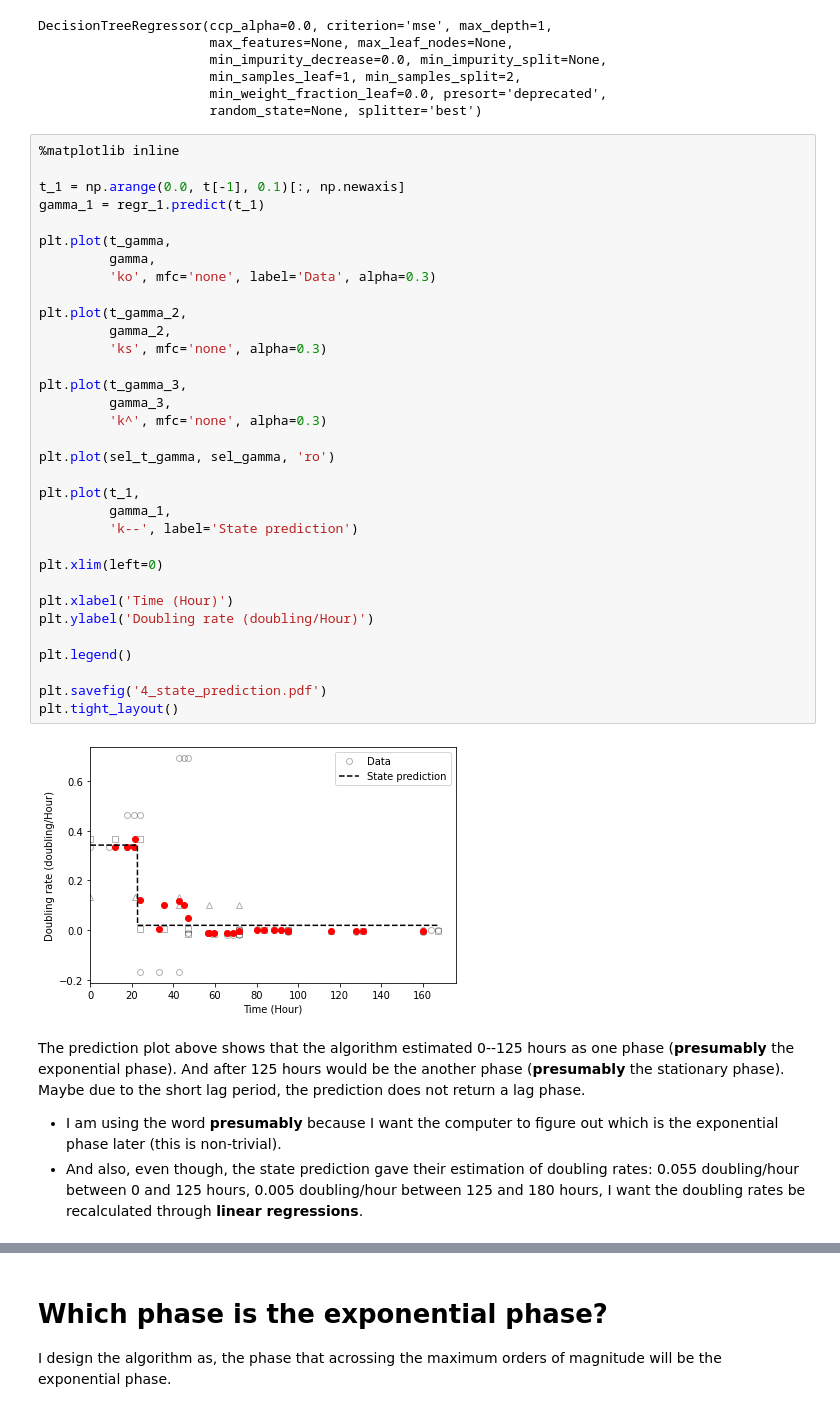
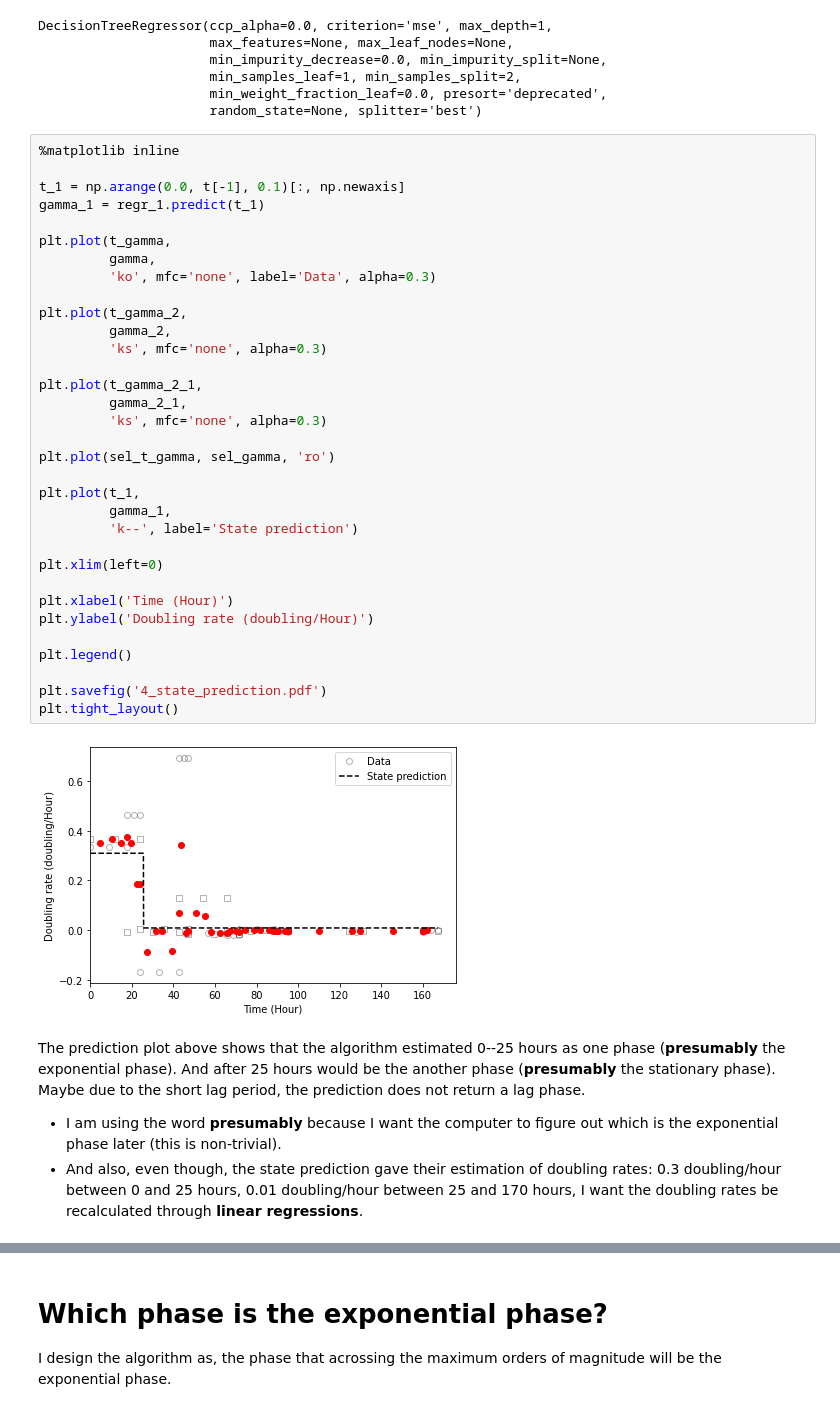
Before and after one commit to thrash-lab/sparse-growth-curve, a Jupyter notebook: 1_one_growth_curve_analysis.ipynb, the cells around one changed output, grey strips where cells are left out. Saved outputs shown, nothing was run; the diff lists cells and outputs as text.

```diff
--- a/1_one_growth_curve_analysis.ipynb
+++ b/1_one_growth_curve_analysis.ipynb
@@ -282,41 +290,41 @@ DecisionTreeRegressor(ccp_alpha=0.0, criterion='mse', max_depth=1,
 %matplotlib inline
 
 t_1 = np.arange(0.0, t[-1], 0.1)[:, np.newaxis]
 gamma_1 = regr_1.predict(t_1)
 
 plt.plot(t_gamma,
          gamma,
          'ko', mfc='none', label='Data', alpha=0.3)
 
 plt.plot(t_gamma_2,
          gamma_2,
          'ks', mfc='none', alpha=0.3)
 
-plt.plot(t_gamma_3,
-         gamma_3,
-         'k^', mfc='none', alpha=0.3)
+plt.plot(t_gamma_2_1,
+         gamma_2_1,
+         'ks', mfc='none', alpha=0.3)
 
 plt.plot(sel_t_gamma, sel_gamma, 'ro')
 
 plt.plot(t_1,
          gamma_1,
          'k--', label='State prediction')
 
 plt.xlim(left=0)
 
 plt.xlabel('Time (Hour)')
 plt.ylabel('Doubling rate (doubling/Hour)')
 
 plt.legend()
 
 plt.savefig('4_state_prediction.pdf')
 plt.tight_layout()
 # %% [output]
-[figure, old version]
+[figure, new version]
 # %% [markdown]
-The prediction plot above shows that the algorithm estimated 0--125 hours as one phase (**presumably** the exponential phase). And after 125 hours would be the another phase (**presumably** the stationary phase). Maybe due to the short lag period, the prediction does not return a lag phase.
+The prediction plot above shows that the algorithm estimated 0--25 hours as one phase (**presumably** the exponential phase). And after 25 hours would be the another phase (**presumably** the stationary phase). Maybe due to the short lag period, the prediction does not return a lag phase.
 - I am using the word **presumably** because I want the computer to figure out which is the exponential phase later (this is non-trivial).
-- And also, even though, the state prediction gave their estimation of doubling rates: 0.055 doubling/hour between 0 and 125 hours, 0.005 doubling/hour between 125 and 180 hours, I want the doubling rates be recalculated through **linear regressions**.
+- And also, even though, the state prediction gave their estimation of doubling rates: 0.3 doubling/hour between 0 and 25 hours, 0.01 doubling/hour between 25 and 170 hours, I want the doubling rates be recalculated through **linear regressions**.
 # %%
 #First, we find the state transition point
 gamma_1_diff=np.diff(gamma_1)
```
Also changed, not shown: parts of 12 cells of this notebook.
